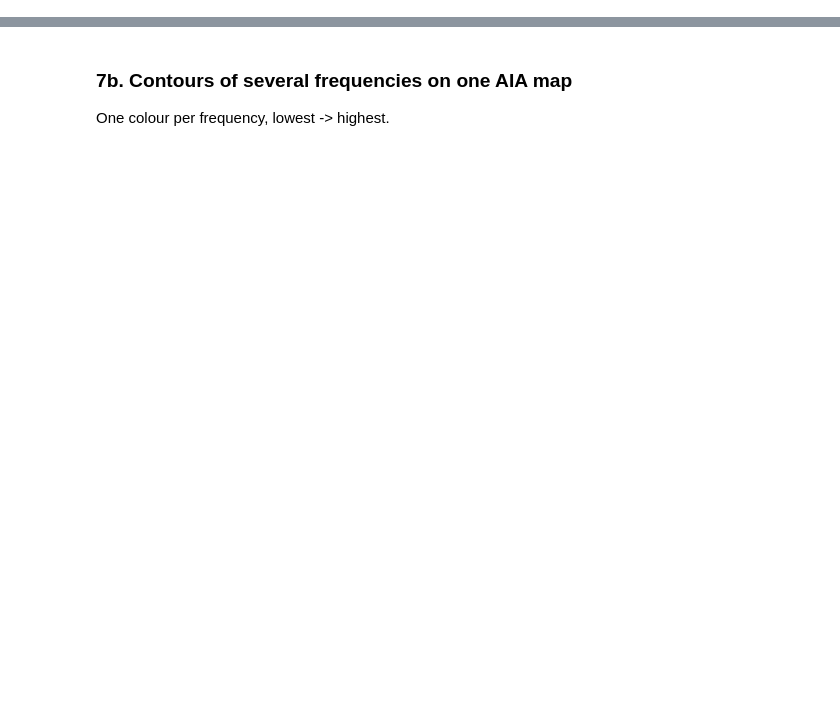
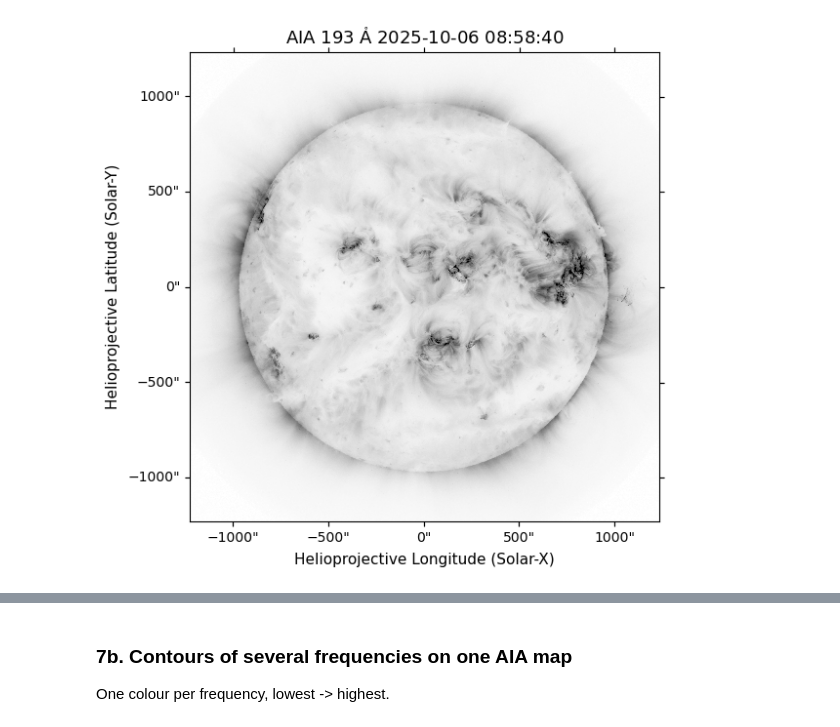
Before and after one commit to MohamedNedal/dias_work, a Jupyter notebook: 20251006/plot_nrh_image.ipynb, the cells around one changed output, grey strips where cells are left out. Drawn from its saved outputs; the diff is of its cells as text; code cells hidden in the pictures; blank space fills up the shorter version.

```diff
--- a/20251006/plot_nrh_image.ipynb
+++ b/20251006/plot_nrh_image.ipynb
@@ -412,0 +486,28 @@ plt.show()
+# %%
+def download_aia(timestamp, channel=AIA_CHANNEL, window=6 * u.s, out_dir=None):
+    """Download the AIA map closest to `timestamp` and return it as a sunpy Map."""
+    out_dir = out_dir or os.path.join(savedir, 'aia')
+    os.makedirs(out_dir, exist_ok=True)
+    t = parse_time(timestamp)
+    query = Fido.search(a.Time(t - window, t + window),
+                        a.Instrument.aia,
+                        a.Wavelength(channel * u.angstrom))
+    if query.file_num == 0:
+        raise RuntimeError(f'No AIA {channel} A files near {timestamp}')
+    files = Fido.fetch(query[0,0], site='nso', path=os.path.join(out_dir, '{file}'))
+    return sunpy.map.Map(files[0])
+
+
+# AIA at the SAME timestamp as the selected NRH map
+aia_map = download_aia(nrh_map.meta['date-obs'])
+print(f"NRH  time: {nrh_map.meta['date-obs']}")
+print(f"AIA  time: {aia_map.meta['date-obs']}")
+
+fig = plt.figure(figsize=[6,6])
+ax = fig.add_subplot(projection=aia_map)
+aia_map.plot_settings['norm'] = ImageNormalize(vmin=0, vmax=4e3, stretch=SqrtStretch())
+aia_map.plot(axes=ax, cmap=AIA_CMAP)
+ax.grid(False)
+fig.tight_layout()
+plt.show()
+# %% [output]
@@ -412,0 +516 @@ plt.show()
+[figure, added]
```
Also changed, not shown: parts of 49 cells of this notebook.
